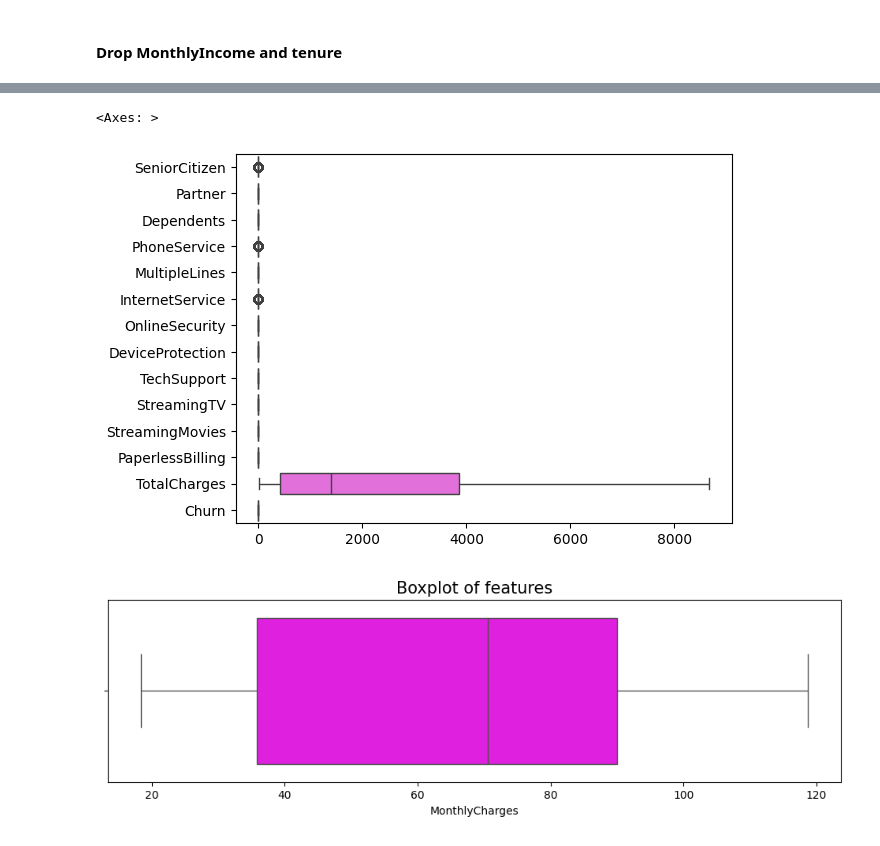
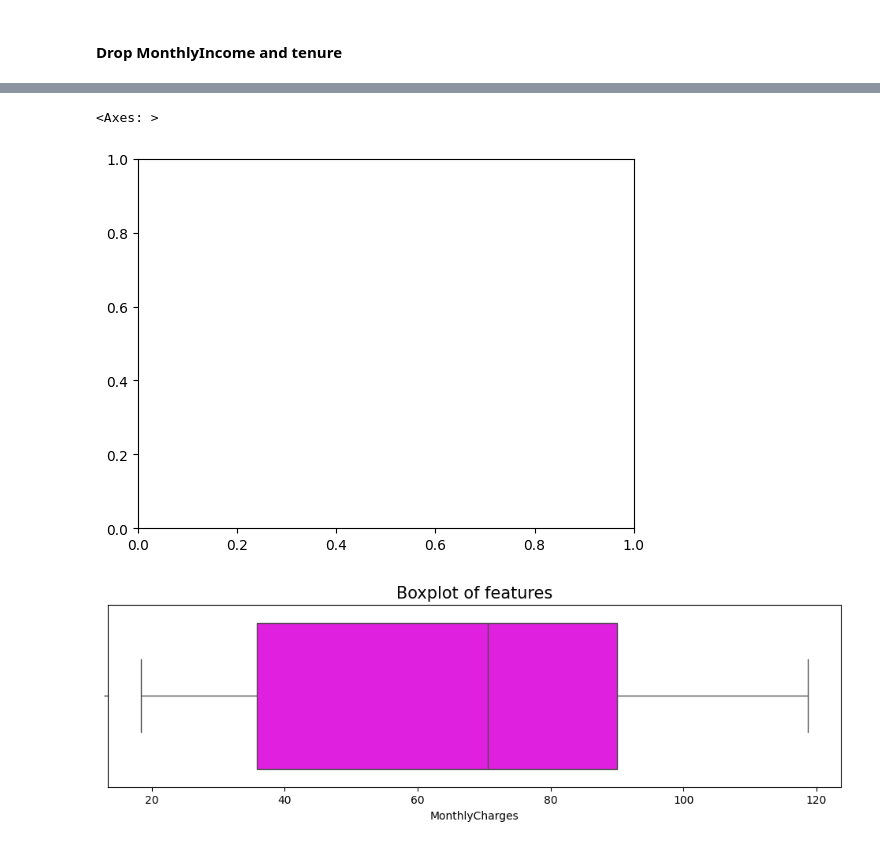
Before and after one commit to OngomaElias/Customer_Churn-Prediction, a Jupyter notebook: Notebooks/Churn.ipynb, the cells around one changed output, grey strips where cells are left out. Drawn from its saved outputs; the diff is of its cells as text; code cells hidden in the pictures.

```diff
--- a/Notebooks/Churn.ipynb
+++ b/Notebooks/Churn.ipynb
@@ -310,6 +309,7 @@ full_data = convert_to_yes_no(full_data,'StreamingMovies')
 full_data = convert_to_yes_no(full_data,'PaperlessBilling')
 full_data = convert_to_yes_no(full_data,'InternetService')
 full_data = convert_to_yes_no(full_data,'Churn')
+full_data = convert_to_yes_no(full_data,'SeniorCitizen')
 # %%
 full_data.isnull().sum()
 # %% [output]
@@ -342,20 +342 @@ full_data.head()
 5 rows × 21 columns
-# %%
-#convert 'No' to False and 'Yes' to True for all columns in the DataFrame:
-def convert_yes_no_to_boolean(df):
-
-    # Define mapping for conversion
-    mapping = {'No': False, 'Yes': True}
-
-    # Iterate through each column in the DataFrame
-    for column in df.columns:
-        # Check if the column contains 'No'/'Yes' values
-        if set(df[column].unique()) == {'No', 'Yes'}:
-            # Convert 'No'/'Yes' values to False/True
-            df[column] = df[column].map(mapping)
-
-    return df
-
-# Example usage:
-full_data= convert_yes_no_to_boolean(full_data)
-full_data.head()
@@ -390,17 +363,21 @@ memory usage: 413.8+ KB
 # %%
-def convert_boolean_to_numeric(df):
+def clean_and_convert_object_to_float(df, columns):
 
-    # Iterate through each column in the DataFrame
-    for column in df.columns:
-        # Check if the column contains boolean values
-        if df[column].dtype == 'bool':
-            # Convert True to 1 and False to 0
-            df[column] = df[column].astype(int)
+    # Iterate through each column in the list of columns
+    for column in columns:
+        # Check if the column contains numerical values
+        if df[column].dtype == 'object':
+            # Clean the column by removing non-numeric values and converting to float
+            df[column] = pd.to_numeric(df[column], errors='coerce')
 
     return df
 
 # Example usage:
-full_data = convert_boolean_to_numeric(full_data)
-full_data
+full_data= clean_and_convert_object_to_float(full_data, ['TotalCharges'])
+full_data= clean_and_convert_object_to_float(full_data, ['MonthlyCharges'])
+# Assuming 'df' is your DataFrame containing the 'SeniorCitizen' column
+#full_data['SeniorCitizen'] = full_data['SeniorCitizen'].astype(bool)
+
+full_data.head()
 # %% [output]
 |  | customerID | gender | SeniorCitizen | Partner | Dependents | tenure | PhoneService | MultipleLines | ... |
@@ -642,8 +600,8 @@ sns.boxplot(full_data, orient = 'h')
 # %%
-sns.boxplot(full_data.drop(['MonthlyCharges', 'tenure'],axis = 1), orient = 'h')
+sns.boxplot(full_data.drop(['TotalCharges','tenure','MonthlyCharges'],axis = 1), orient = 'h')
 # %% [output]
 <Axes: >
-[figure, old version]
+[figure, new version]
 # %%
 plt.figure(figsize = (12,3))
 sns.boxplot(full_data['MonthlyCharges'], orient = 'h',color ='magenta')
```
Also changed, not shown: parts of 77 cells of this notebook, 18 other files.
